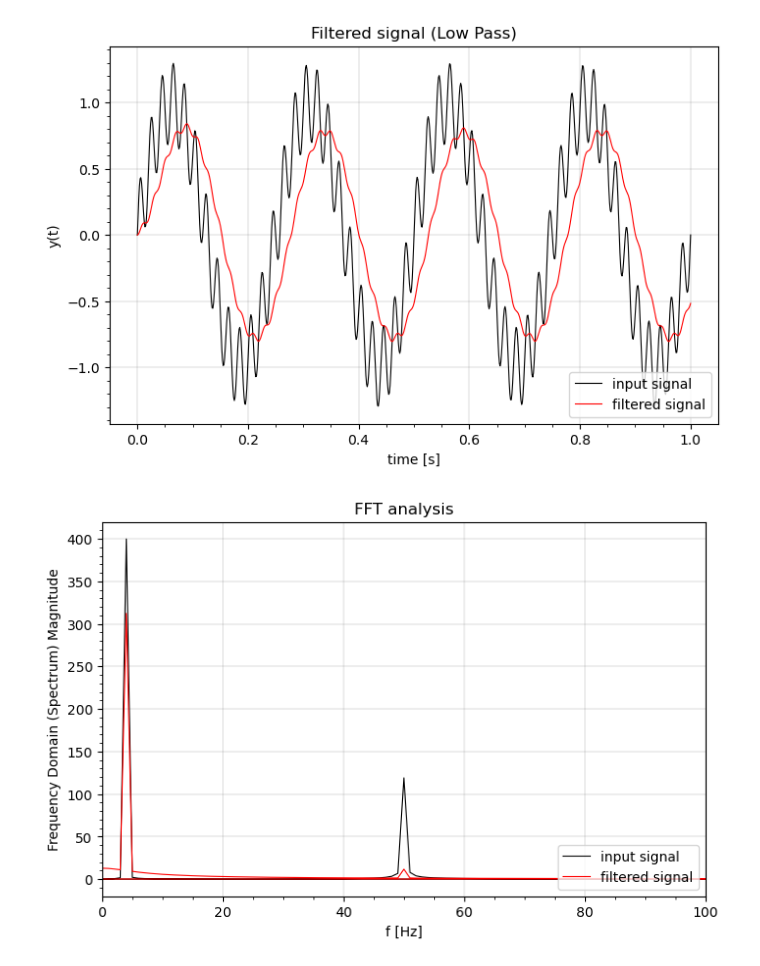
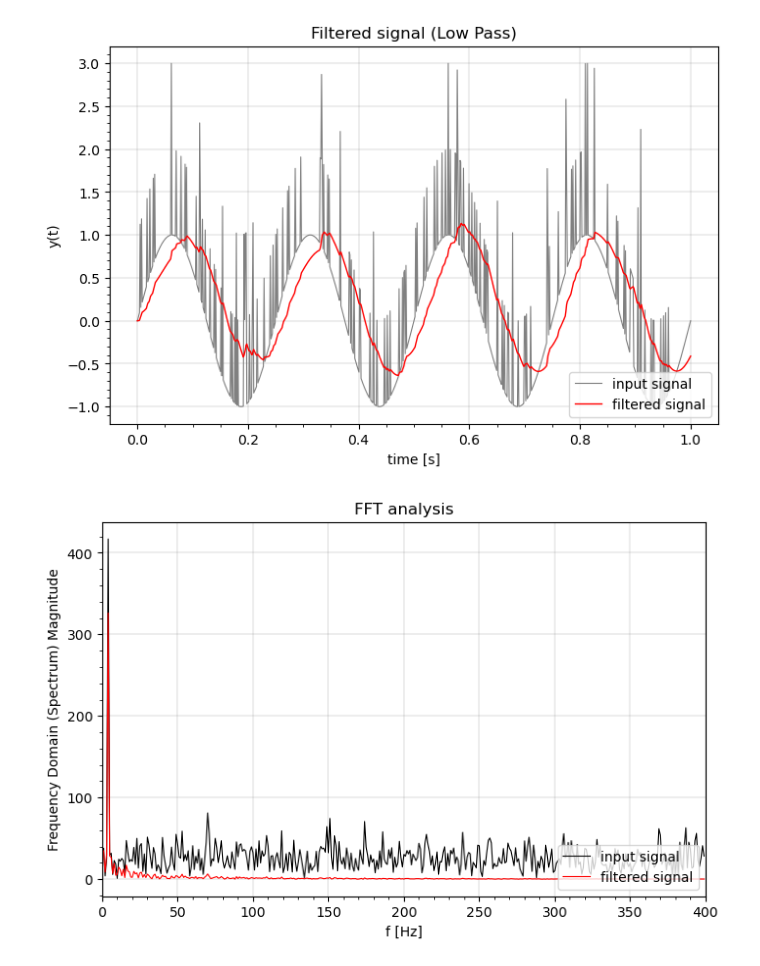
Before and after one commit to Sara-a-r/Digital-filter, a Jupyter notebook: digital LowPass filter/code/digitalLowPass.ipynb, the cells around one changed output. Saved outputs shown, nothing was run; the diff lists cells and outputs as text; code cells hidden in the pictures.

```diff
--- a/digital LowPass filter/code/digitalLowPass.ipynb
+++ b/digital LowPass filter/code/digitalLowPass.ipynb
@@ -101,23 +131,23 @@ plt.show()
 # %%
 #--------------------------Plot results----------------------#
 plt.rc('font',size=10)
 plt.figure(figsize=(8,5))
 plt.title("Filtered signal (Low Pass)")
 plt.xlabel("time [s]")
 plt.ylabel("y(t)")
 plt.grid(color='gray',linewidth='0.2')
 plt.minorticks_on()
 
-plt.plot(t,y, linestyle = '-', linewidth = '0.8', marker = '', color = 'black', label = 'input signal')
-plt.plot(t,ylp, linestyle = '-', linewidth = '0.8', marker = '', color = 'red', label = 'filtered signal')
+plt.plot(t,y_shot, linestyle = '-', linewidth = '0.8', marker = '', color = 'gray', label = 'input signal')
+plt.plot(t,ylp_shot, linestyle = '-', linewidth = '1', marker = '', color = 'red', label = 'filtered signal')
 plt.legend(loc = 'lower right')
 
 # save the plot in the results dir
-out_name = os.path.join(results_dir, "filtered_signal.png")
-plt.savefig(out_name)
+#out_name = os.path.join(results_dir, "filtered_signal_gauss.png")
+#plt.savefig(out_name)
 plt.show()
 # %% [output]
-[figure, old version]
+[figure, new version]
 # %%
 #--------------------------Plot results----------------------#
 plt.rc('font',size=10)
@@ -125,17 +155,17 @@ plt.figure(figsize=(8,5))
 plt.title("FFT analysis")
 plt.xlabel("f [Hz]")
 plt.ylabel("Frequency Domain (Spectrum) Magnitude")
-plt.xlim(0,100)
+plt.xlim(0,fs/2)
 plt.grid(color='gray',linewidth='0.2')
 plt.minorticks_on()
 
-plt.plot(freqs,np.abs(Y), linestyle = '-', linewidth = '0.8', marker = '', color = 'black', label = 'input signal')
-plt.plot(freqs,np.abs(Ylp), linestyle = '-', linewidth = '0.8', marker = '', color = 'red', label = 'filtered signal')
+plt.plot(freqs[np.where(freqs>0)],np.abs(Y_gauss)[np.where(freqs>0)], linestyle = '-', linewidth = '0.8', marker = '', color = 'black', label = 'input signal')
+plt.plot(freqs[np.where(freqs>0)],np.abs(Ylp_gauss)[np.where(freqs>0)], linestyle = '-', linewidth = '0.8', marker = '', color = 'red', label = 'filtered signal')
 plt.legend(loc = 'lower right')
 
 # save the plot in the results dir
-out_name = os.path.join(results_dir, "fft_analysis_filtered.png")
+out_name = os.path.join(results_dir, "fft_analysis_filtered_gauss.png")
 plt.savefig(out_name)
 plt.show()
 # %% [output]
-[figure, old version]
+[figure, new version]
```
Also changed, not shown: parts of 3 cells of this notebook.
